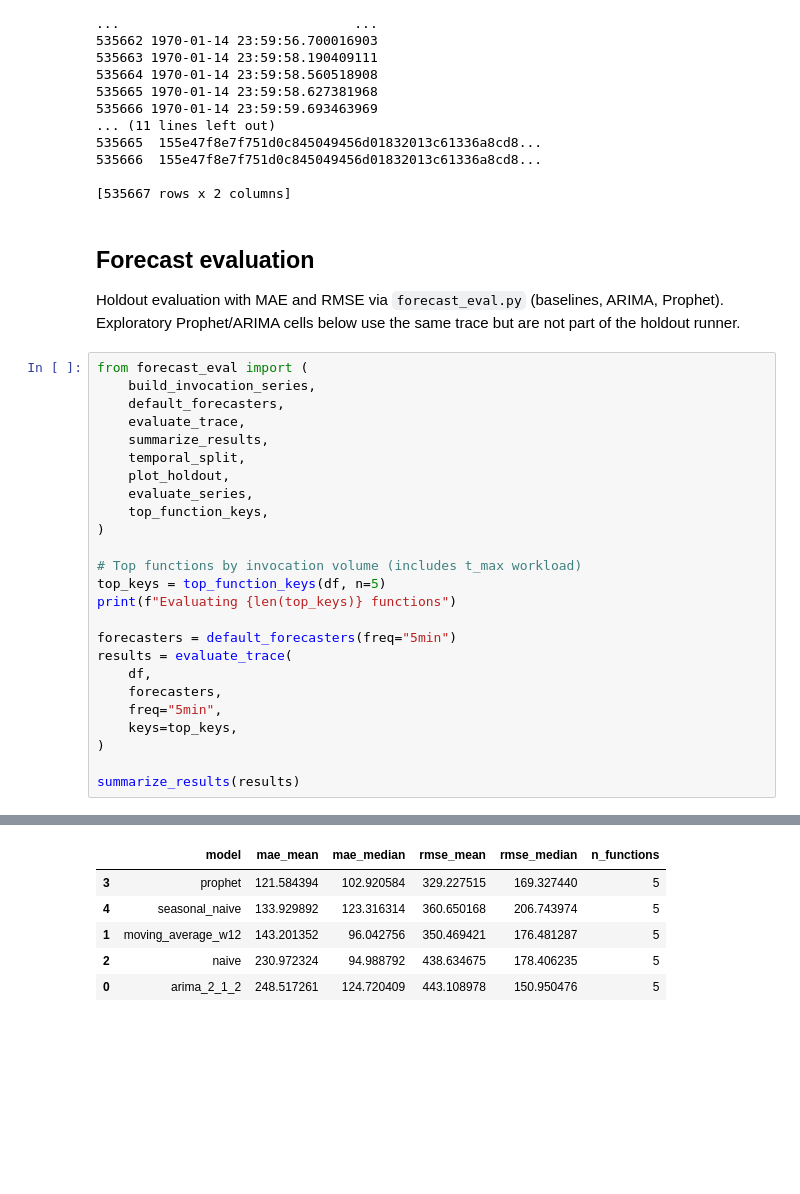
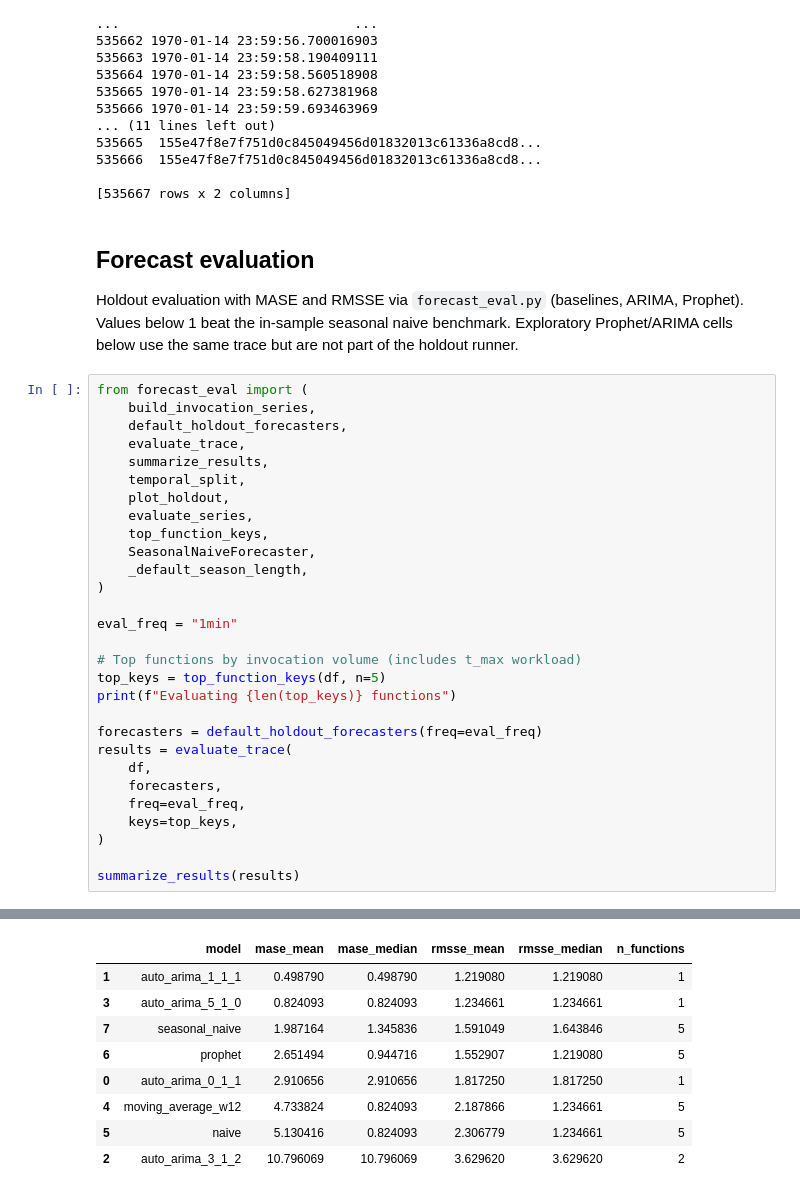
Before and after one commit to Joveful/thesis, a Jupyter notebook: az21.ipynb, the cells around one changed output, grey strips where cells are left out. Saved outputs shown, nothing was run; the diff lists cells and outputs as text; blank space fills up the shorter version.

```diff
--- a/az21.ipynb
+++ b/az21.ipynb
@@ -283,28 +383,32 @@ print(dfc_max)
 # %% [markdown]
 ## Forecast evaluation
 
-Holdout evaluation with MAE and RMSE via `forecast_eval.py` (baselines, ARIMA, Prophet). Exploratory Prophet/ARIMA cells below use the same trace but are not part of the holdout runner.
+Holdout evaluation with MASE and RMSSE via `forecast_eval.py` (baselines, ARIMA, Prophet). Values below 1 beat the in-sample seasonal naive benchmark. Exploratory Prophet/ARIMA cells below use the same trace but are not part of the holdout runner.
 # %%
 from forecast_eval import (
     build_invocation_series,
-    default_forecasters,
+    default_holdout_forecasters,
     evaluate_trace,
     summarize_results,
     temporal_split,
     plot_holdout,
     evaluate_series,
     top_function_keys,
+    SeasonalNaiveForecaster,
+    _default_season_length,
 )
+
+eval_freq = "1min"
 
 # Top functions by invocation volume (includes t_max workload)
 top_keys = top_function_keys(df, n=5)
 print(f"Evaluating {len(top_keys)} functions")
 
-forecasters = default_forecasters(freq="5min")
+forecasters = default_holdout_forecasters(freq=eval_freq)
 results = evaluate_trace(
     df,
     forecasters,
-    freq="5min",
+    freq=eval_freq,
     keys=top_keys,
 )
 
@@ -324,6 +428,9 @@ Evaluating 5 functions
-|  | model | mae_mean | mae_median | rmse_mean | rmse_median | n_functions |
-| 3 | prophet | 121.584394 | 102.920584 | 329.227515 | 169.327440 | 5 |
-| 4 | seasonal_naive | 133.929892 | 123.316314 | 360.650168 | 206.743974 | 5 |
-| 1 | moving_average_w12 | 143.201352 | 96.042756 | 350.469421 | 176.481287 | 5 |
-| 2 | naive | 230.972324 | 94.988792 | 438.634675 | 178.406235 | 5 |
-| 0 | arima_2_1_2 | 248.517261 | 124.720409 | 443.108978 | 150.950476 | 5 |
+|  | model | mase_mean | mase_median | rmsse_mean | rmsse_median | n_functions |
+| 1 | auto_arima_1_1_1 | 0.498790 | 0.498790 | 1.219080 | 1.219080 | 1 |
+| 3 | auto_arima_5_1_0 | 0.824093 | 0.824093 | 1.234661 | 1.234661 | 1 |
+| 7 | seasonal_naive | 1.987164 | 1.345836 | 1.591049 | 1.643846 | 5 |
+| 6 | prophet | 2.651494 | 0.944716 | 1.552907 | 1.219080 | 5 |
+| 0 | auto_arima_0_1_1 | 2.910656 | 2.910656 | 1.817250 | 1.817250 | 1 |
+| 4 | moving_average_w12 | 4.733824 | 0.824093 | 2.187866 | 1.234661 | 5 |
+| 5 | naive | 5.130416 | 0.824093 | 2.306779 | 1.234661 | 5 |
+| 2 | auto_arima_3_1_2 | 10.796069 | 10.796069 | 3.629620 | 3.629620 | 2 |
```
Also changed, not shown: parts of 13 cells of this notebook.
